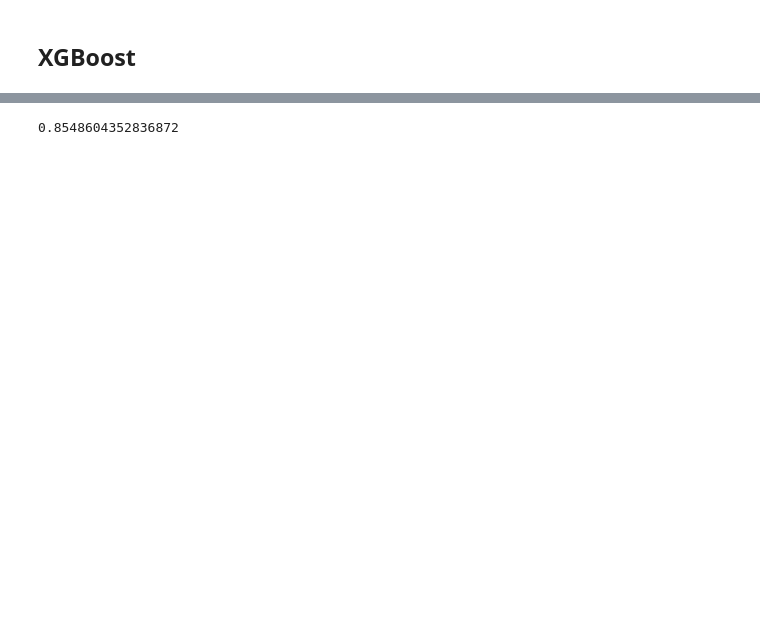
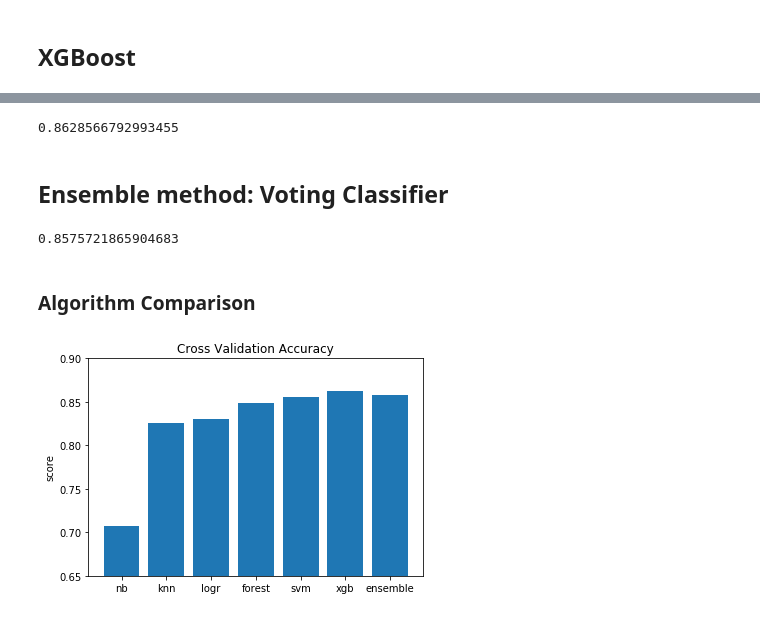
Before and after one commit to FedericoFin/Predictive-Modelling---CHURN-Database, a Jupyter notebook: Predictive Modelling - CHURN Database.ipynb, the cells around one changed output, grey strips where cells are left out. Drawn from its saved outputs; the diff is of its cells as text; code cells hidden in the pictures; blank space fills up the shorter version.

Commit message:
feat: added ensemble method + algo comparison

```diff
--- a/Predictive Modelling - CHURN Database.ipynb
+++ b/Predictive Modelling - CHURN Database.ipynb
@@ -307,4 +378,5 @@ weighted avg       0.84      0.85      0.84      3000
 # %%
 # cross validation
-print(cross_val_score(forest, x_train, y_train, cv=10, n_jobs = -1).mean())
+cv_forest = cross_val_score(forest, x_train, y_train, cv=10, n_jobs = -1).mean()
+cv_forest
 # %% [output]
@@ -338,5 +414,26 @@ weighted avg       0.87      0.87      0.86      3000
 # %%
 # cross validation
-print(cross_val_score(xgb, x_train, y_train, cv=10, n_jobs = -1).mean())
+cv_xgb = cross_val_score(xgb, x_train, y_train, cv=10, n_jobs = -1).mean()
+cv_xgb
 # %% [output]
-0.8548604352836872
+0.8628566792993455
+# %% [markdown]
+## Ensemble method: Voting Classifier
+# %%
+from sklearn.ensemble import VotingClassifier
+
+ensemble = VotingClassifier(estimators=[('lr', lr), ('nb', nb), ('knn', knn), ('svc', svc), ('forest', forest), ('xgb', xgb)], voting='hard')
+# %%
+cv_ensemble = cross_val_score(ensemble, x_train, y_train, cv=10, n_jobs = -1).mean()
+cv_ensemble
+# %% [output]
+0.8575721865904683
+# %% [markdown]
+### Algorithm Comparison
+# %%
+plt.bar(['nb','knn','logr','forest','svm','xgb','ensemble'], [cv_nb,cv_knn,cv_logr,cv_forest,cv_svm,cv_xgb, cv_ensemble]);
+plt.ylim(0.65, 0.9);
+plt.ylabel("score");
+plt.title("Cross Validation Accuracy");
+# %% [output]
+[figure, added]
```
Also changed, not shown: parts of 26 cells of this notebook.
